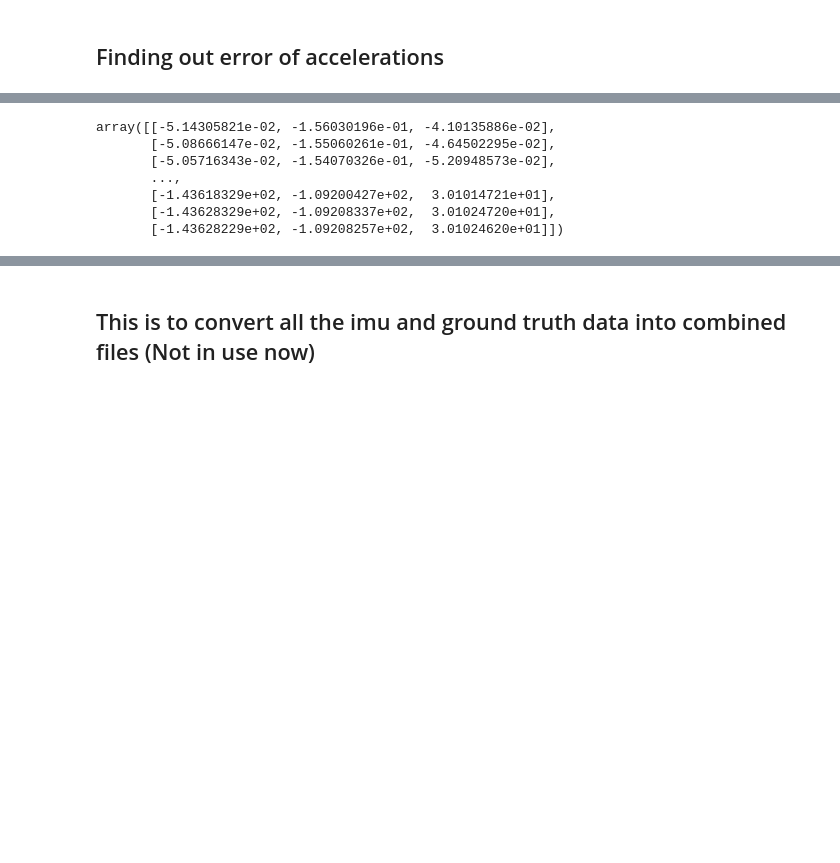
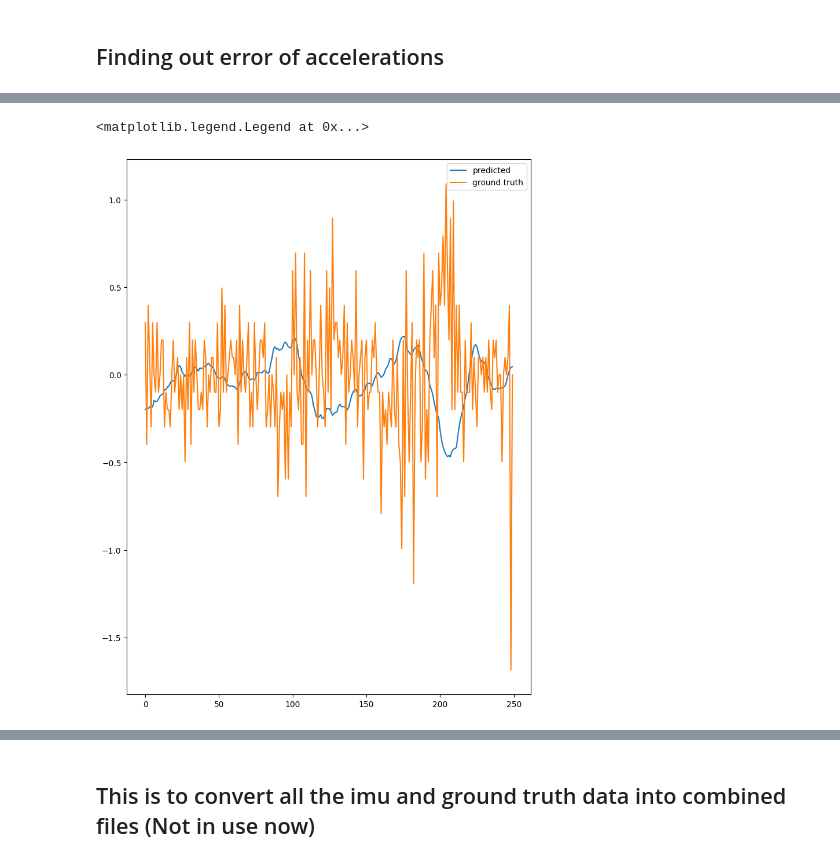
Before and after one commit to AndrewCheam/IMU_localisation, a Jupyter notebook: Oxiod/source/Ox_DataViewer.ipynb, the cells around one changed output, grey strips where cells are left out. Drawn from its saved outputs; the diff is of its cells as text; code cells hidden in the pictures; blank space fills up the shorter version.

```diff
--- a/Oxiod/source/Ox_DataViewer.ipynb
+++ b/Oxiod/source/Ox_DataViewer.ipynb
@@ -108,11 +139,10 @@ acceleration = np.vstack((acceleration, np.zeros((2, 3))))
 # %%
-np.cumsum(velocity, axis = 0) - position
+fig, ax = plt.subplots(1,1, figsize = (9,12))
+ax.plot(glob_pred_acceleration[:,0])
+ax.plot(acceleration[:, 0])
+
+ax.legend(['predicted', 'ground truth'])
 # %% [output]
-array([[-5.14305821e-02, -1.56030196e-01, -4.10135886e-02],
-       [-5.08666147e-02, -1.55060261e-01, -4.64502295e-02],
-       [-5.05716343e-02, -1.54070326e-01, -5.20948573e-02],
-       ...,
-       [-1.43618329e+02, -1.09200427e+02,  3.01014721e+01],
-       [-1.43628329e+02, -1.09208337e+02,  3.01024720e+01],
-       [-1.43628229e+02, -1.09208257e+02,  3.01024620e+01]])
+<matplotlib.legend.Legend at 0x...>
+[figure, added]
 # %%
```
Also changed, not shown: parts of 7 cells of this notebook, 2 other files.
